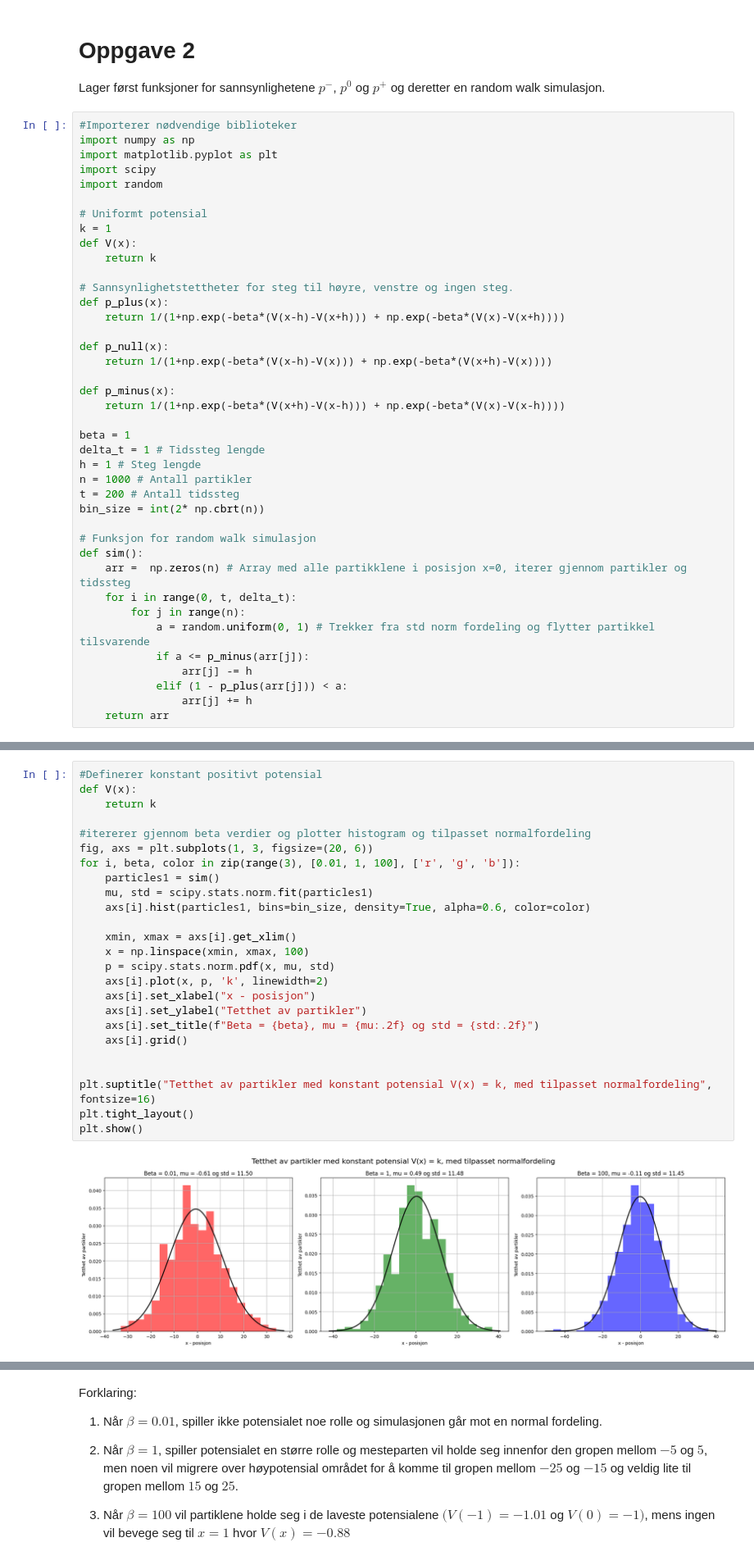
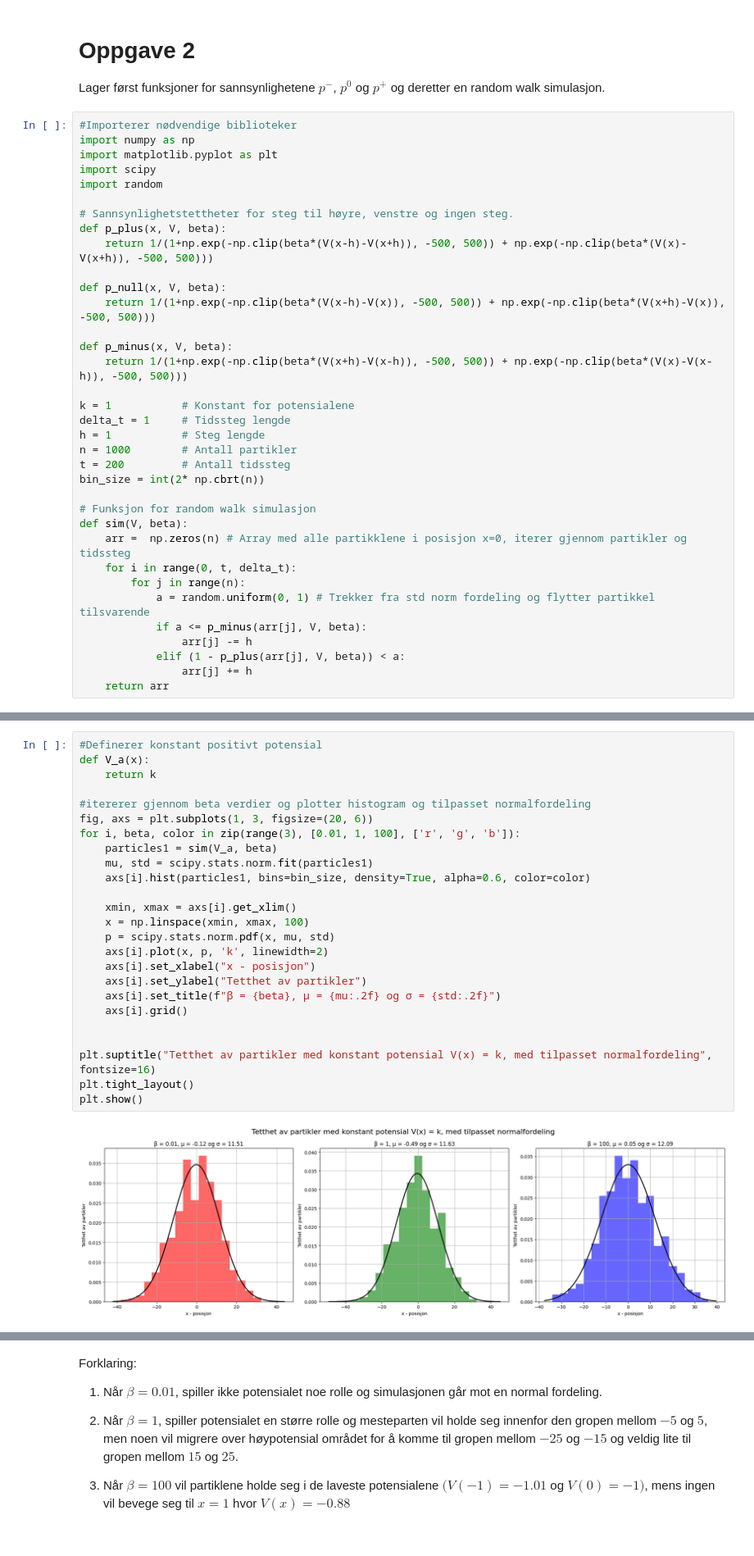
Before and after one commit to marieke-vaske/VitBer-BioFys, a Jupyter notebook: Prosjekt - main.ipynb, the cells around one changed output, grey strips where cells are left out. Shown at 82% size. Saved outputs shown, nothing was run; the diff lists cells and outputs as text.

```diff
--- a/Prosjekt - main.ipynb
+++ b/Prosjekt - main.ipynb
@@ -69,37 +69,32 @@ import matplotlib.pyplot as plt
 import scipy
 import random
 
-# Uniformt potensial
-k = 1
-def V(x):
-    return k
+# Sannsynlighetstettheter for steg til høyre, venstre og ingen steg.
+def p_plus(x, V, beta):
+    return 1/(1+np.exp(-np.clip(beta*(V(x-h)-V(x+h)), -500, 500)) + np.exp(-np.clip(beta*(V(x)-V(x+h)), -500, 500)))
 
-# Sannsynlighetstettheter for steg til høyre, venstre og ingen steg.
-def p_plus(x):
-    return 1/(1+np.exp(-beta*(V(x-h)-V(x+h))) + np.exp(-beta*(V(x)-V(x+h))))
+def p_null(x, V, beta):
+    return 1/(1+np.exp(-np.clip(beta*(V(x-h)-V(x)), -500, 500)) + np.exp(-np.clip(beta*(V(x+h)-V(x)), -500, 500)))
 
-def p_null(x):
-    return 1/(1+np.exp(-beta*(V(x-h)-V(x))) + np.exp(-beta*(V(x+h)-V(x))))
+def p_minus(x, V, beta):
+    return 1/(1+np.exp(-np.clip(beta*(V(x+h)-V(x-h)), -500, 500)) + np.exp(-np.clip(beta*(V(x)-V(x-h)), -500, 500)))
 
-def p_minus(x):
-    return 1/(1+np.exp(-beta*(V(x+h)-V(x-h))) + np.exp(-beta*(V(x)-V(x-h))))
-
-beta = 1
-delta_t = 1 # Tidssteg lengde
-h = 1 # Steg lengde
-n = 1000 # Antall partikler
-t = 200 # Antall tidssteg
+k = 1           # Konstant for potensialene
+delta_t = 1     # Tidssteg lengde
+h = 1           # Steg lengde
+n = 1000        # Antall partikler
+t = 200         # Antall tidssteg
 bin_size = int(2* np.cbrt(n))
 
 # Funksjon for random walk simulasjon
-def sim():
+def sim(V, beta):
     arr =  np.zeros(n) # Array med alle partikklene i posisjon x=0, iterer gjennom partikler og tidssteg
     for i in range(0, t, delta_t):
         for j in range(n):
             a = random.uniform(0, 1) # Trekker fra std norm fordeling og flytter partikkel tilsvarende
-            if a <= p_minus(arr[j]):
+            if a <= p_minus(arr[j], V, beta):
                 arr[j] -= h
-            elif (1 - p_plus(arr[j])) < a:
+            elif (1 - p_plus(arr[j], V, beta)) < a:
                 arr[j] += h
     return arr
 # %% [markdown]
@@ -108,30 +103,30 @@ Simulerer for potensial $V(x) = k$ med $\beta \subseteq \{0.01, 1, 100\}$
 For konstant potensial er sannsynligheten for å gå til høyre, stå stille og gå til venstre lik og derfor er partiklene jevnt fordelt i rommet. Dette er illustrert i histogrammene under.
 # %%
 #Definerer konstant positivt potensial
-def V(x):
+def V_a(x):
     return k
 
 #itererer gjennom beta verdier og plotter histogram og tilpasset normalfordeling
 fig, axs = plt.subplots(1, 3, figsize=(20, 6))
 for i, beta, color in zip(range(3), [0.01, 1, 100], ['r', 'g', 'b']):
-    particles1 = sim()
+    particles1 = sim(V_a, beta)
     mu, std = scipy.stats.norm.fit(particles1)
     axs[i].hist(particles1, bins=bin_size, density=True, alpha=0.6, color=color)
 
     xmin, xmax = axs[i].get_xlim()
     x = np.linspace(xmin, xmax, 100)
     p = scipy.stats.norm.pdf(x, mu, std)
     axs[i].plot(x, p, 'k', linewidth=2)
     axs[i].set_xlabel("x - posisjon")
     axs[i].set_ylabel("Tetthet av partikler")
-    axs[i].set_title(f"Beta = {beta}, mu = {mu:.2f} og std = {std:.2f}")
+    axs[i].set_title(f"β = {beta}, μ = {mu:.2f} og σ = {std:.2f}")
     axs[i].grid()
 
 
 plt.suptitle("Tetthet av partikler med konstant potensial V(x) = k, med tilpasset normalfordeling", fontsize=16)
 plt.tight_layout()
 plt.show()
 # %% [output]
-[figure, old version]
+[figure, new version]
 # %% [markdown]
 # b)
```
Also changed, not shown: parts of 7 cells of this notebook, 1 other file.
